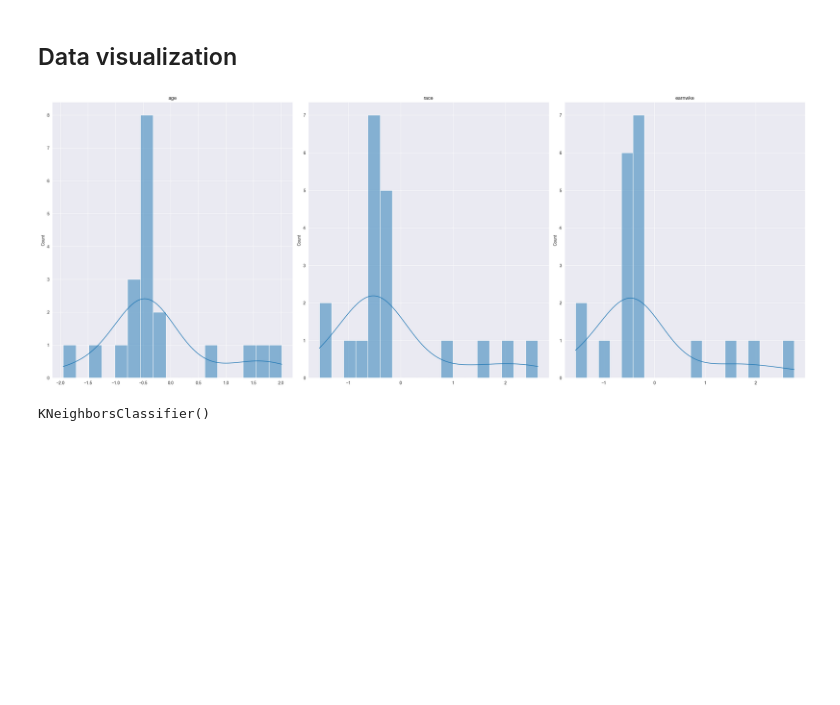
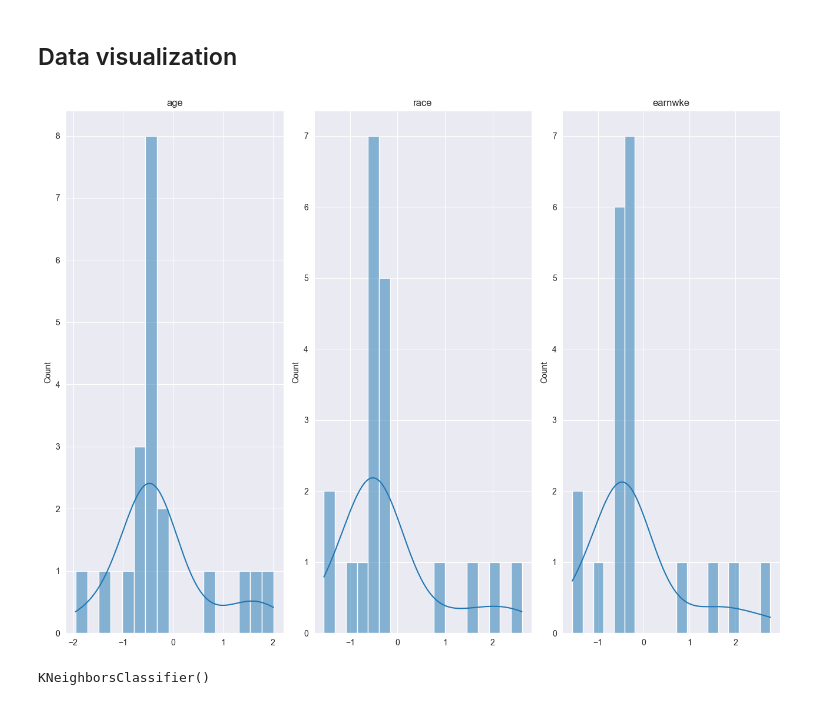
Before and after one commit to nina-prog/prac-smart-data-analytics, a Jupyter notebook: notebooks/exercise-01/240428_Christoph_employment.ipynb, the cells around one changed output. Saved outputs shown, nothing was run; the diff lists cells and outputs as text; code cells hidden in the pictures; blank space fills up the shorter version.

```diff
--- a/notebooks/exercise-01/240428_Christoph_employment.ipynb
+++ b/notebooks/exercise-01/240428_Christoph_employment.ipynb
@@ -107,8 +139,0 @@ for i in range(0,len(train_employed)):
-# %%
-#Comparing of employed & unemployed for nonsensical data
-ctr= 0
-for i in range(0, len(train_employed)):
-    if train_employed[i] == train_unemployed[i]:
-        print(i, train_employed[i],train_unemployed[i])
-        ctr+=1
-print(ctr)
@@ -132,0 +240,16 @@ print(ctr)
+# %%
+## Temporäre Ergänzung zur besseren Teambesprechung
+
+# Data Visualization
+# Plot histograms for continuous variables
+
+continuous_cols = ['age', 'race', 'earnwke']
+
+
+plt.figure(figsize=(25.6, 4.8))
+for i, col in enumerate(continuous_cols, 1):
+    plt.subplot(1, 3, i)#2, 3, i
+    sns.histplot(train[:,i],kde = True)
+    plt.title(col)
+plt.tight_layout()
+plt.show()
@@ -132,0 +258,11 @@ print(ctr)
+# %%
+# Plot count plots for categorical variables
+categorical_cols = ['employed', 'unemployed', 'married', 'union', 'ne_states', 'so_states', 'ce_states', 'we_states', 'government', 'private', 'self', 'educ_lths', 'educ_hs', 'educ_somecol', 'educ_aa', 'educ_bac', 'educ_adv', 'female']
+
+plt.figure(figsize=(25.6, 9.6))
+for i, col in enumerate(categorical_cols, 1):
+    plt.subplot(3,6,i)
+    sns.countplot(train[:,i+3])
+    plt.title(col)
+plt.tight_layout()
+plt.show()
@@ -142,7 +280,11 @@ After contemplation certain sets do not make sense, therefore I will remove such
 #No encoding since gender, employment status, educ, states and such are already encoded
 
 #Splitting
-temp_train_ids, temp_test_ids, temp_train_data, temp_test_data, temp_train_employed, temp_test_employed = train_test_split(train_ids, train_data, train_employed, test_size=50, random_state=4)
+if TRAIN_TEST_SPLIT:
+    temp_train_ids, temp_test_ids, temp_train_data, temp_test_data, temp_train_employed, temp_test_employed = train_test_split(train_ids, train_data, train_employed, test_size=50, random_state=4)
+else: temp_train_ids, temp_train_data, temp_test_employed = train_ids, train_data, train_employed
+
+# Removed temporarily
 # %% [markdown]
 ## Preprocessing the data
 # %%
@@ -154,35 +321,35 @@ prep_temp_test_data = snv.transform(temp_test_data)
 # %%
 ## Temporäre Ergänzung zur besseren Teambesprechung
 
 # Data Visualization
 # Plot histograms for continuous variables
 
 continuous_cols = ['age', 'race', 'earnwke']
 
 j = 0
-plt.figure(figsize=(25.6, 19.2))
+plt.figure(figsize=(12.8, 9.6))
 for i, col in enumerate(continuous_cols, 1):
-    plt.subplot(2, 3, i)#2, 3, i
+    plt.subplot(1, 3, i)#2, 3, i
     if col in continuous_cols: sns.histplot(prep_temp_train_data[j], kde=True)
     plt.title(col)
     j +=1
 plt.tight_layout()
 plt.show()
 
 # Plot count plots for categorical variables
 categorical_cols = ['employed', 'unemployed', 'married', 'union', 'ne_states', 'so_states', 'ce_states', 'we_states', 'government', 'private', 'self', 'educ_lths', 'educ_hs', 'educ_somecol', 'educ_aa', 'educ_bac', 'educ_adv', 'female']
 
 #j = 0
 #plt.figure(figsize=(25.6, 19.2))
 #for i, col in enumerate(categorical_cols, 1):
 #    plt.subplot()#4, 3, i
 #    if col in categorical_cols:sns.countplot(data=prep_temp_train_data, x=j)
 #    plt.title(col)
 #    j +=1
 #plt.tight_layout()
 #plt.show()
 # %% [output]
-[figure, old version]
+[figure, new version]
 # %%
 #train_partial = train[:, 1:5]
 #df_cols = ['age', 'race', 'earnwke', 'employed']
```
Also changed, not shown: parts of 19 cells of this notebook, 1 other file.
